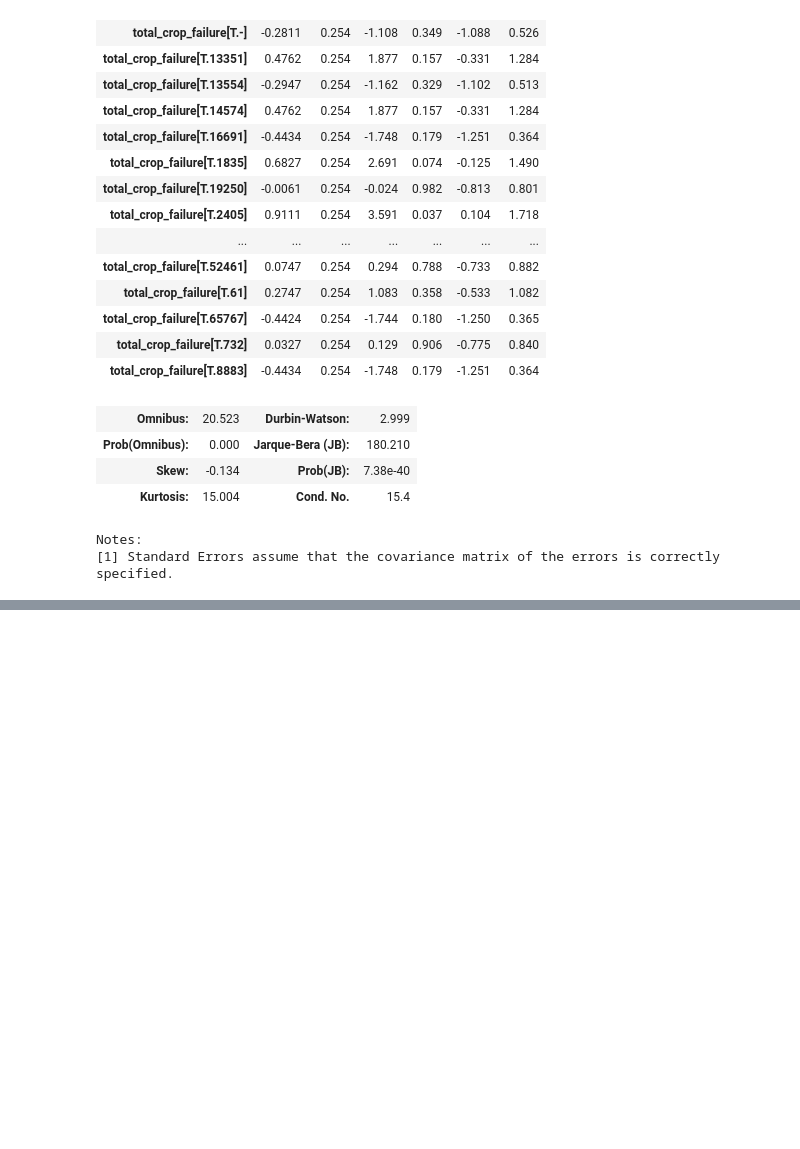
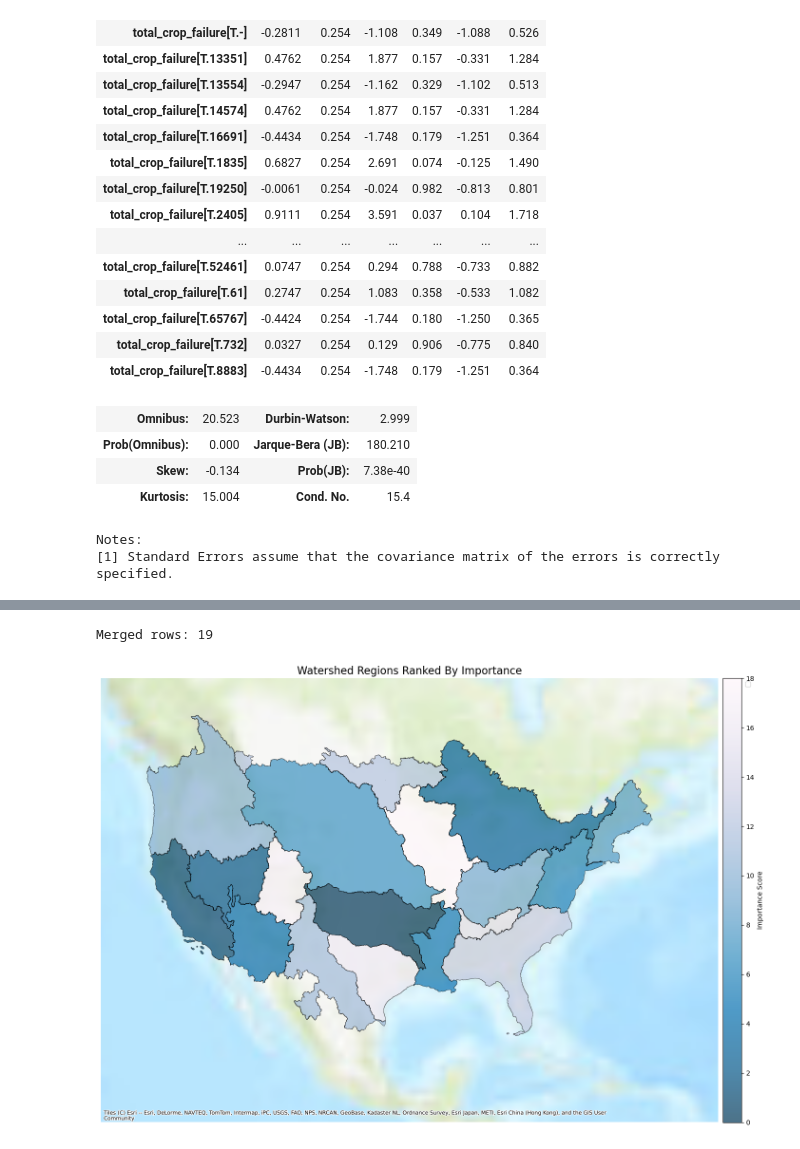
Before and after one commit to mstanisi/aquasteady_research, a Jupyter notebook: code/5. spatial analysis.ipynb, the cells around one changed output, grey strips where cells are left out. Drawn from its saved outputs; the diff is of its cells as text; code cells hidden in the pictures; blank space fills up the shorter version.

```diff
--- a/code/5. spatial analysis.ipynb
+++ b/code/5. spatial analysis.ipynb
@@ -155,0 +178,74 @@ Notes:
+# %%
+huc2 = huc2.to_crs(epsg=3857)
+# %%
+huc2 = huc2.drop([1, 17, 2])
+# %%
+random_forest = gpd.read_file(transformed_path + "random_forest.csv")
+# %%
+importances_by_region = huc2.merge(
+    random_forest,
+    on="huc2",
+    how="left"
+)
+
+print(f"Merged rows: {len(importances_by_region)}")
+# %% [output]
+Merged rows: 19
+# %%
+# Create a figure
+fig, ax = plt.subplots(figsize=(15, 10))
+
+# Plot watersheds (color by importance or another variable)
+importances_by_region.plot(
+    ax=ax,
+    column="name",  # Replace with your target column (e.g., from random_forest.csv)
+    cmap="PuBu_r",
+    alpha=0.7,
+    edgecolor="k",
+    linewidth=0.5,
+    legend=False
+)
+
+# Label specific regions (adjust names to match your GeoJSON)
+regions_to_label = {
+    "California": (-1.25e7, 4.0e6),  # Manual position override (optional)
+    "Arkansas-White-Red": (-1.0e7, 3.5e6),
+    "Missouri": (-1.1e7, 4.8e6)
+}
+
+for region_name, (x, y) in regions_to_label.items():
+    region = huc2[huc2["name"] == region_name]  # Replace "name" with your GeoJSON's region column
+    if not region.empty:
+        # Use centroid or manual position
+        ax.annotate(
+            text=region_name.replace("-", "\n"),  # Split hyphenated names
+            xy=(x, y),  # Use manual position or region.geometry.centroid.coords[0]
+            ha="center",
+            fontsize=10,
+            color="black",
+            weight="bold",
+            bbox=dict(facecolor="white", alpha=0.7, edgecolor="none", pad=2)
+        )
+
+# Add subtle colorbar for context (optional)
+from mpl_toolkits.axes_grid1 import make_axes_locatable
+divider = make_axes_locatable(ax)
+cax = divider.append_axes("right", size="3%", pad=0.1)
+plt.colorbar(ax.collections[0], cax=cax, label="Importance Score")
+
+# Add basemap
+cx.add_basemap(ax, source=cx.providers.Esri.WorldTopoMap)
+
+# Widen horizontal scope (adjust xlim)
+ax.set_xlim(-1.45e7, -6.5e6)  # Wider than before (-1.39e7, -7.35e6)
+ax.set_ylim(1.68e6, 7.44e6)   # Keep vertical bounds
+
+# Customize
+ax.set_title("Watershed Regions Ranked By Importance", fontsize=16)
+ax.set_axis_off()  # Hide axes for a clean map
+plt.legend(bbox_to_anchor=(1.04, 1), loc="upper left")
+plt.tight_layout()
+plt.savefig("watershed_map.png", dpi=300)  # Save high-res
+plt.show()
+# %% [output]
+[figure, added]
```
Also changed, not shown: parts of 3 cells of this notebook, 19 other files.
